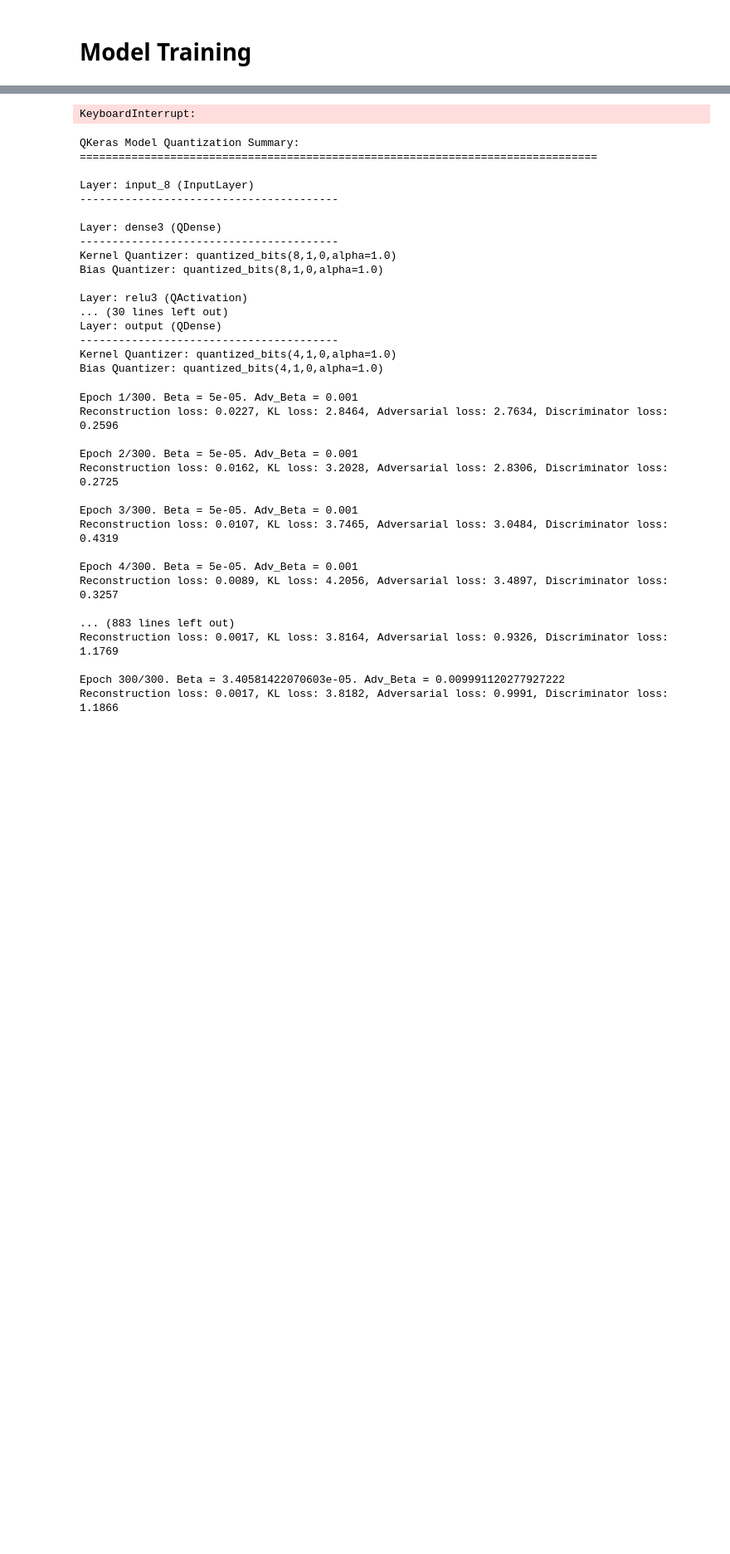
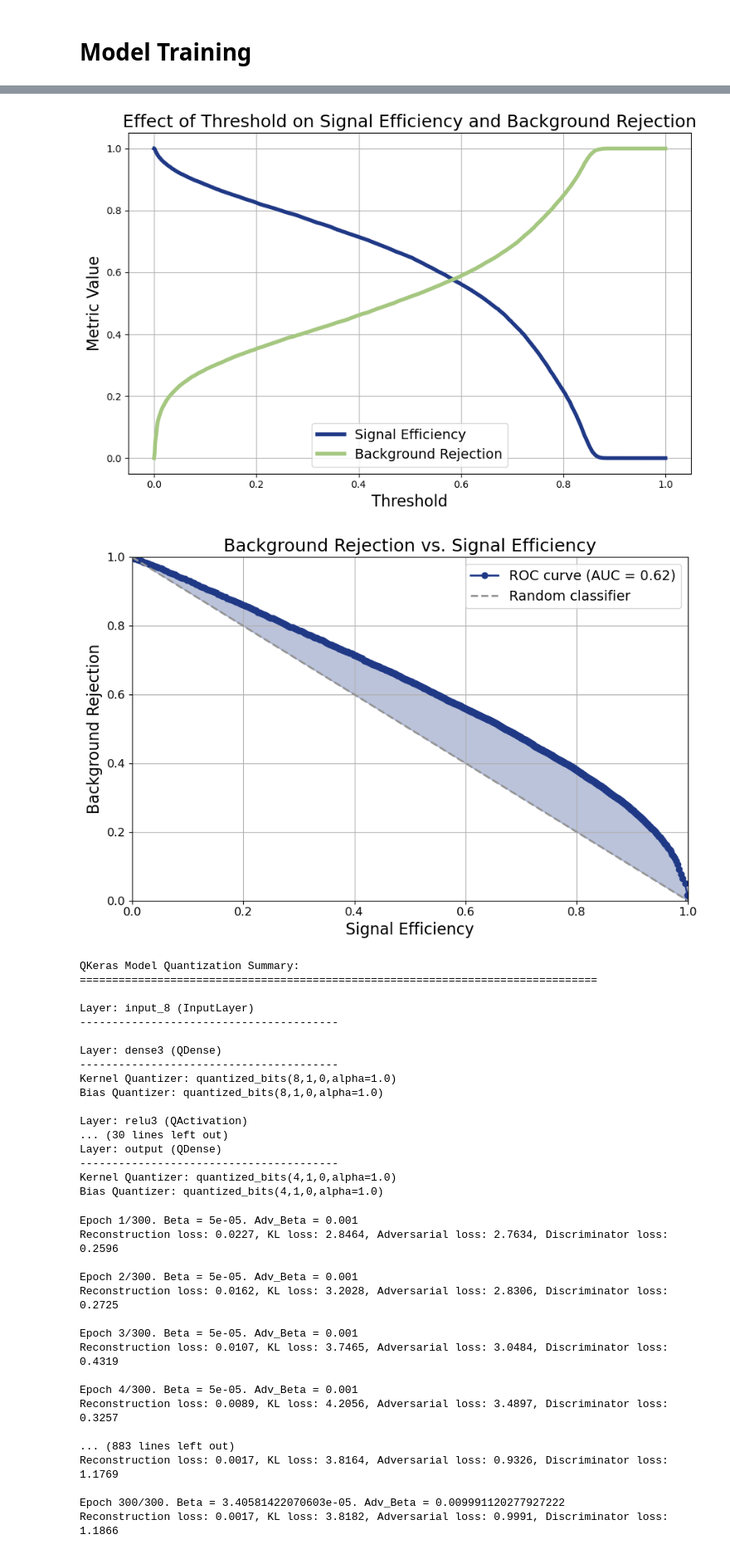
Before and after one commit to Alezander9/ML_FPGAonPixel, a Jupyter notebook: software/ALEX/DNN_high_performance.ipynb, the cells around one changed output, grey strips where cells are left out. Shown at 83% size. Saved outputs shown, nothing was run; the diff lists cells and outputs as text; code cells hidden in the pictures; blank space fills up the shorter version.

```diff
--- a/software/ALEX/DNN_high_performance.ipynb
+++ b/software/ALEX/DNN_high_performance.ipynb
@@ -3193,9 +3184,9 @@ INFO:tensorflow:Assets written to: hyperparam_search_recent_best_VAE_pruned/asse
 # %%
 model, train_metrics = train_model(data, HYPERPARAMETERS)
-# results = displayPerformance(data, model, HYPERPARAMETERS, bins = np.arange(0, 0.04, 0.0002))
-display_vae_metrics(data, model, HYPERPARAMETERS)
-plotMSEDistribution(data, model, HYPERPARAMETERS, unscaling=True)
-test_results = test_autoencoder(data, model, HYPERPARAMETERS)
-print(test_results)
+results = displayPerformance(data, model, HYPERPARAMETERS, bins = np.arange(0, 0.04, 0.0002))
+# display_vae_metrics(data, model, HYPERPARAMETERS)
+# plotMSEDistribution(data, model, HYPERPARAMETERS, unscaling=True)
+# test_results = test_autoencoder(data, model, HYPERPARAMETERS)
+# print(test_results)
 # %% [output]
 Using default input
@@ -3218,4 +3209,5 @@ Epoch 6/150
-KeyboardInterrupt:
+[figure, added]
+[figure, added]
 # %%
 
 def print_quantization_summary(model):
```
Also changed, not shown: parts of 11 cells of this notebook, 6 other files.
